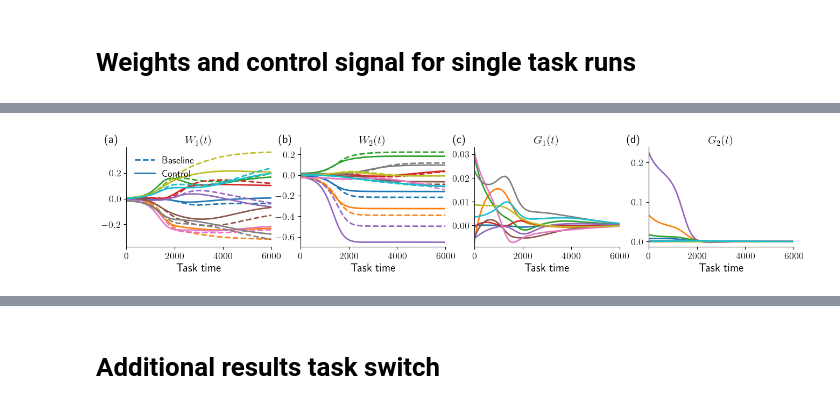
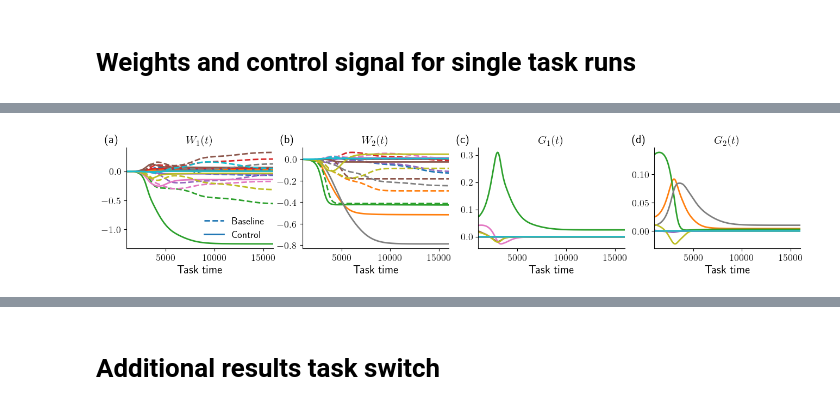
Before and after one commit to rodrigcd/neuromod, a Jupyter notebook: notebooks/appendix_plots.ipynb, the cells around one changed output, grey strips where cells are left out. Drawn from its saved outputs; the diff is of its cells as text; code cells hidden in the pictures.

Commit message:
plot on non linear network

```diff
--- a/notebooks/appendix_plots.ipynb
+++ b/notebooks/appendix_plots.ipynb
@@ -27,19 +53,19 @@ plt.savefig("paper_figures/single_task_gaussian_params.pdf", bbox_inches="tight"
 # %%
-results_path = "../results/two_layer_linear/run_id_0_Semantic_27-12-2022_19-41-49-223"
+results_path = "../results/single_task_more_iters/run_id_0_Semantic_19-01-2023_07-24-36-341"
 result_manager = ResultsManager(results_path)
 # %%
 figsize = (16, 6/5*2)
 fontsize = 15
 line_width = 2
 n_weights = 10
 subplot_labels = np.array([["(a)", "(b)"], ["(c)", "(d)"]])
 subplot_labels = subplot_labels.flatten()
-xlim = (0, 6000)
+xlim = (1000, 16000)
 
 two_layer_parameters_plot(result_manager, figsize=figsize, fontsize=fontsize, line_width=line_width,
                           n_weights=n_weights, subplot_labels=subplot_labels, xlim=xlim)
 
 plt.savefig("paper_figures/single_task_semantic_params.pdf", bbox_inches="tight")
 # %% [output]
-[figure, old version]
+[figure, new version]
 # %%
```
Also changed, not shown: parts of 14 cells of this notebook, 15 other files.
